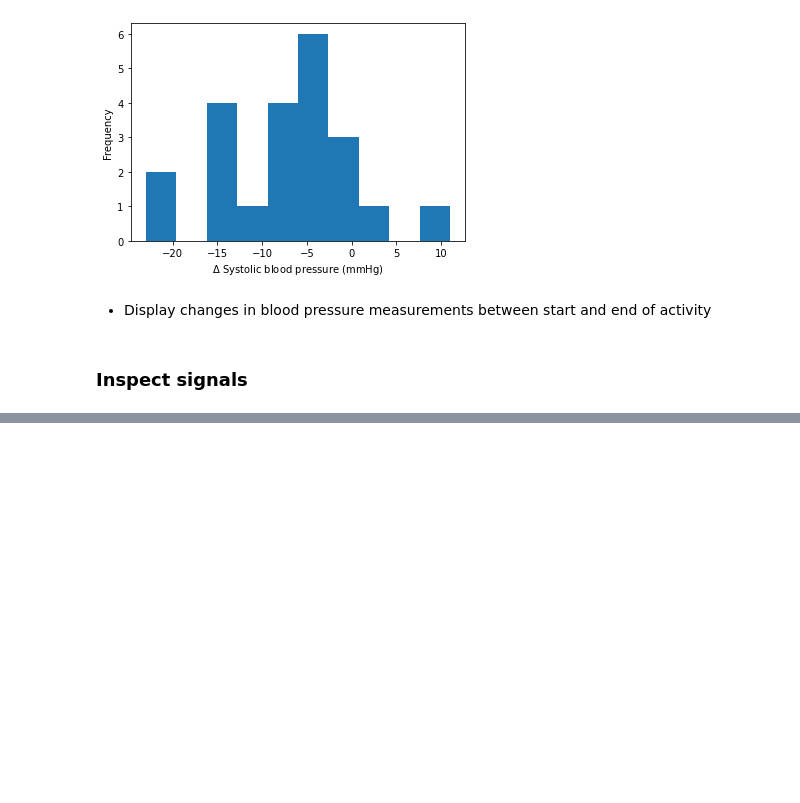
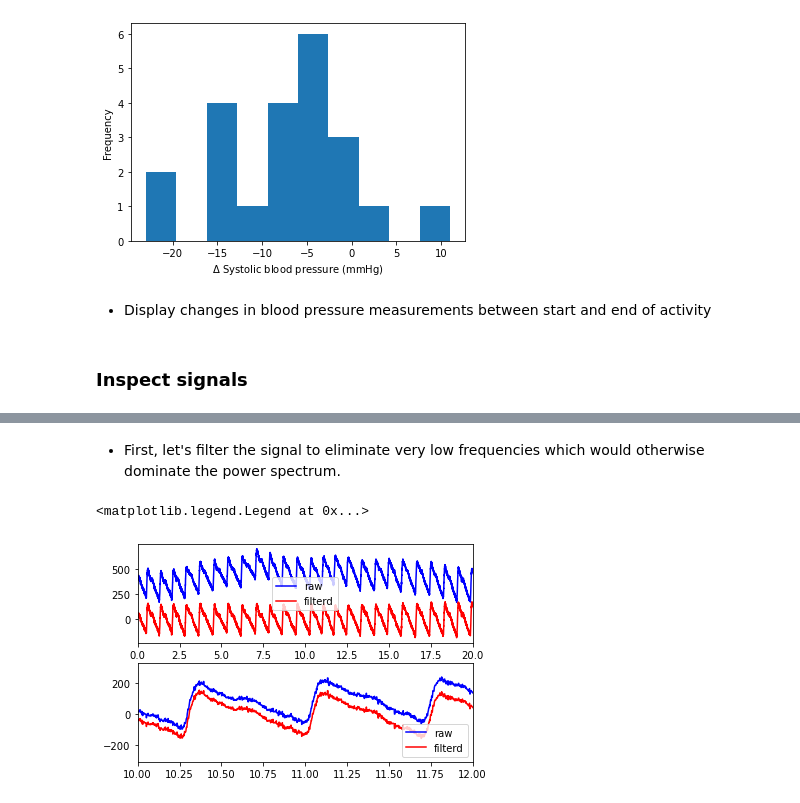
Before and after one commit to peterhcharlton/bsp-book, a Jupyter notebook: content/tutorial/notebooks/data-exploration2.ipynb, the cells around one changed output, grey strips where cells are left out. Cells and saved outputs as stored; diff of their text form; code cells hidden in the pictures; blank space fills up the shorter version.

```diff
--- a/content/tutorial/notebooks/data-exploration2.ipynb
+++ b/content/tutorial/notebooks/data-exploration2.ipynb
@@ -330,0 +348,31 @@ axs[1].grid(True)
+# %% [markdown]
+- First, let's filter the signal to eliminate very low frequencies which would otherwise dominate the power spectrum.
+# %%
+# Specify cutoffs in Hertz
+hpf_cutoff = 0.5
+
+# create high-pass filter
+sos_ppg = signal.butter(4,
+                    hpf_cutoff,
+                    btype = 'highpass',
+                    analog = False,
+                    output = 'sos',
+                    fs = segment_data.fs)
+
+#  high-pass filter
+ppg_filt = signal.sosfiltfilt(sos_ppg, ppg)
+
+# plot results
+fig, axs = plt.subplots(2, 1)
+axs[0].plot(t, 400+signal.detrend(ppg), color='blue', label='raw')
+axs[0].plot(t, ppg_filt, color='red', label='filterd')
+axs[0].set_xlim(0, 20)
+axs[0].legend()
+
+axs[1].plot(t, signal.detrend(ppg), color='blue', label='raw')
+axs[1].plot(t, ppg_filt, color='red', label='filterd')
+axs[1].set_xlim(10, 12)
+axs[1].legend()
+# %% [output]
+<matplotlib.legend.Legend at 0x...>
+[figure, added]
```
Also changed, not shown: parts of 22 cells of this notebook.
